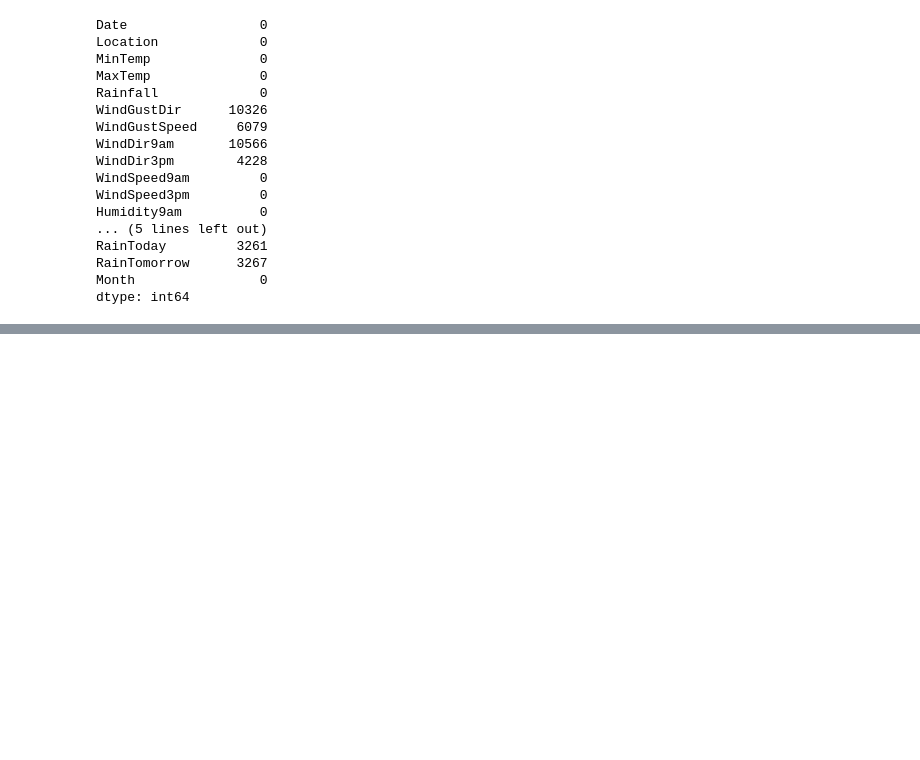
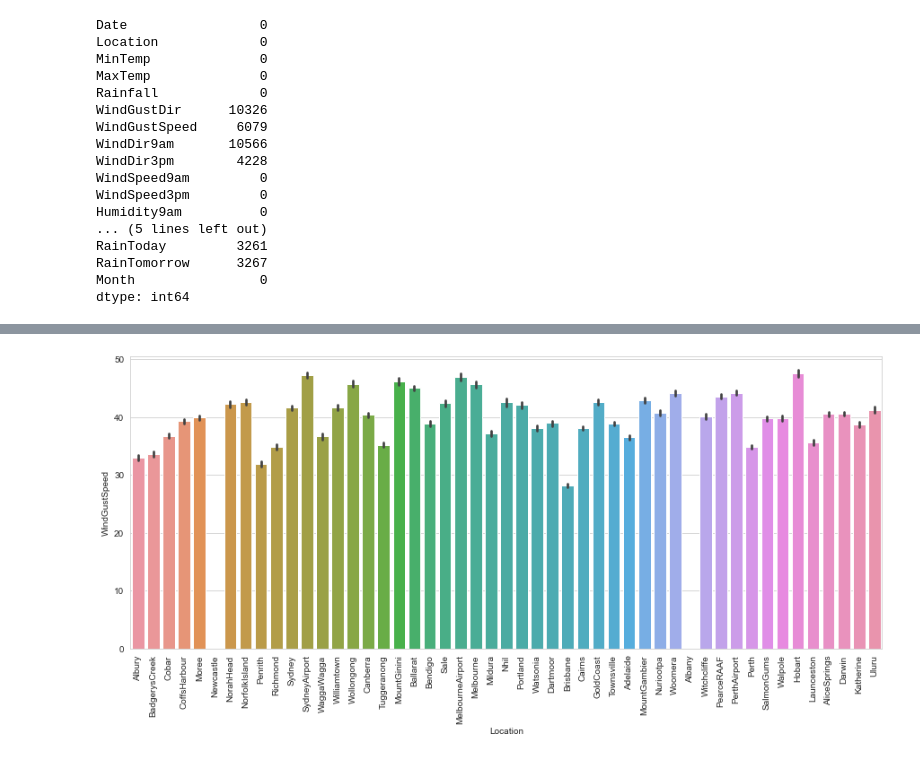
Before and after one commit to ayg15/rain-in-australia, a Jupyter notebook: Predicting Rain In Australia.ipynb, the cells around one changed output, grey strips where cells are left out. Cells and saved outputs as stored; diff of their text form; code cells hidden in the pictures; blank space fills up the shorter version.

Commit message:
Updated to include data cleaning and imputation.

```diff
--- a/Predicting Rain In Australia.ipynb
+++ b/Predicting Rain In Australia.ipynb
@@ -296,0 +337,7 @@ We can observe that there are few locations where there are null values for Wind
+# %%
+for location in locations:
+
+    most_freq_values = rain_df[rain_df['Location']==location].select_dtypes(include='object').mode().iloc[0]
+
+    rain_df.loc[(rain_df['Location']==location)] = \
+    rain_df.loc[(rain_df['Location']==location)].fillna(most_freq_values)
@@ -296,0 +374,7 @@ We can observe that there are few locations where there are null values for Wind
+# %%
+plt.figure(figsize=(15,6))
+sns.set_style('whitegrid')
+sns.barplot(x='Location', y='WindGustSpeed', data=rain_df)
+plt.xticks(rotation=90);
+# %% [output]
+[figure, added]
```
Also changed, not shown: parts of 90 cells of this notebook.
